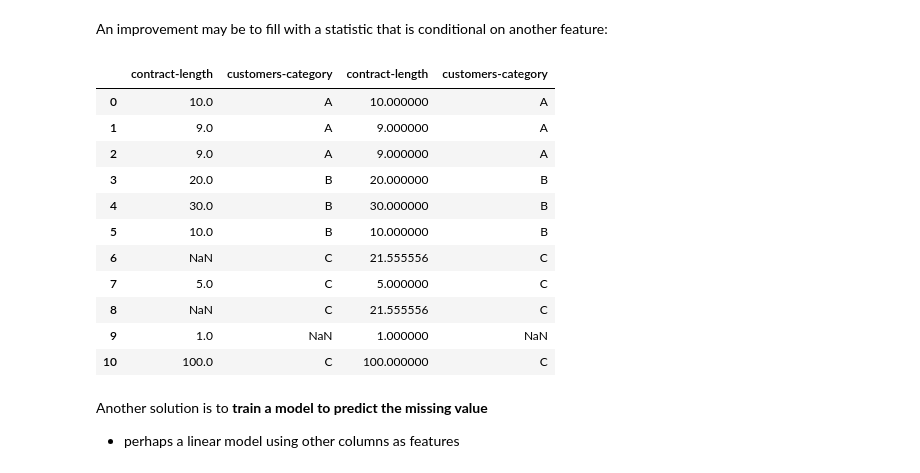
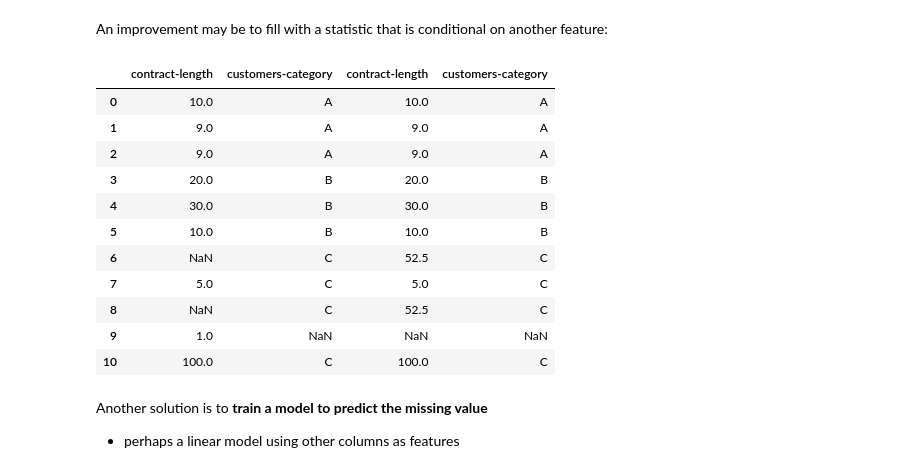
Before and after one commit to samsonafo/ds_fundamentals, a Jupyter notebook: 02_data-cleaning.ipynb, the cells around one changed output. Drawn from its saved outputs; the diff is of its cells as text; code cells hidden in the pictures.

```diff
--- a/02_data-cleaning.ipynb
+++ b/02_data-cleaning.ipynb
@@ -196,29 +196,33 @@ pd.concat([data, filled], axis=1)
 An improvement may be to fill with a statistic that is conditional on another feature:
 # %%
 data = ds.loc[:, ['contract-length', 'customers-category']]
+new = pd.DataFrame()
 
 for customer in set(data.loc[:, 'customers-category'].dropna()):
     #  get rows with this customer type
     mask = data.loc[:, 'customers-category'] == customer
 
     #  fill the na's using the mean of this customer type
-    filled = data.copy()
-    filled.loc[:, 'contract-length'].fillna(np.mean(data.loc[:, 'contract-length']), inplace=True)
+    filled = data[mask].copy()
+    filled.loc[:, 'contract-length'].fillna(np.mean(data.loc[mask, 'contract-length']), inplace=True)
+    new = pd.concat([new, filled]).sort_values(by=['customers-category'])
 
-pd.concat([data, filled], axis=1)
+pd.concat([data, new], axis=1)
+
+#I would prefer sklearn.SimpleImputer though
 # %% [output]
 |  | contract-length | customers-category | contract-length | customers-category |
-| 0 | 10.0 | A | 10.000000 | A |
-| 1 | 9.0 | A | 9.000000 | A |
-| 2 | 9.0 | A | 9.000000 | A |
-| 3 | 20.0 | B | 20.000000 | B |
-| 4 | 30.0 | B | 30.000000 | B |
-| 5 | 10.0 | B | 10.000000 | B |
-| 6 | NaN | C | 21.555556 | C |
-| 7 | 5.0 | C | 5.000000 | C |
-| 8 | NaN | C | 21.555556 | C |
-| 9 | 1.0 | NaN | 1.000000 | NaN |
-| 10 | 100.0 | C | 100.000000 | C |
+| 0 | 10.0 | A | 10.0 | A |
+| 1 | 9.0 | A | 9.0 | A |
+| 2 | 9.0 | A | 9.0 | A |
+| 3 | 20.0 | B | 20.0 | B |
+| 4 | 30.0 | B | 30.0 | B |
+| 5 | 10.0 | B | 10.0 | B |
+| 6 | NaN | C | 52.5 | C |
+| 7 | 5.0 | C | 5.0 | C |
+| 8 | NaN | C | 52.5 | C |
+| 9 | 1.0 | NaN | NaN | NaN |
+| 10 | 100.0 | C | 100.0 | C |
 # %% [markdown]
 Another solution is to **train a model to predict the missing value**
 - perhaps a linear model using other columns as features
```
Also changed, not shown: parts of 4 cells of this notebook, 6 other files.
